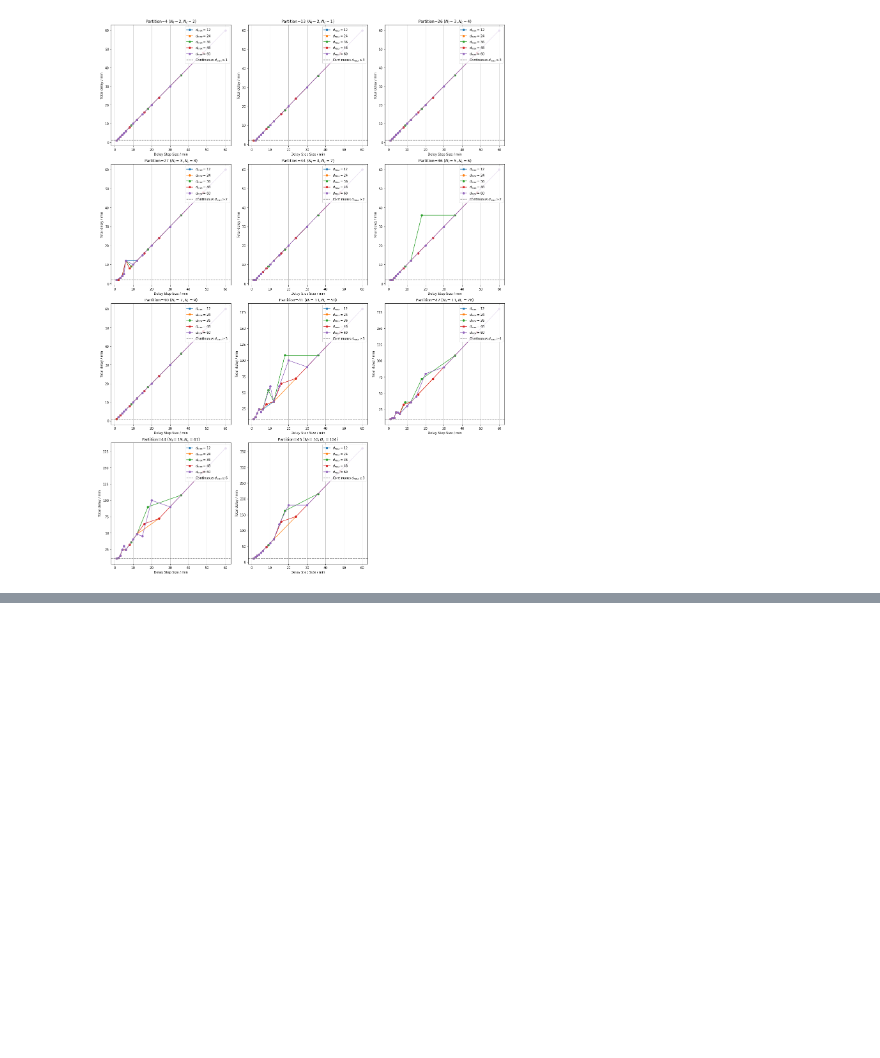
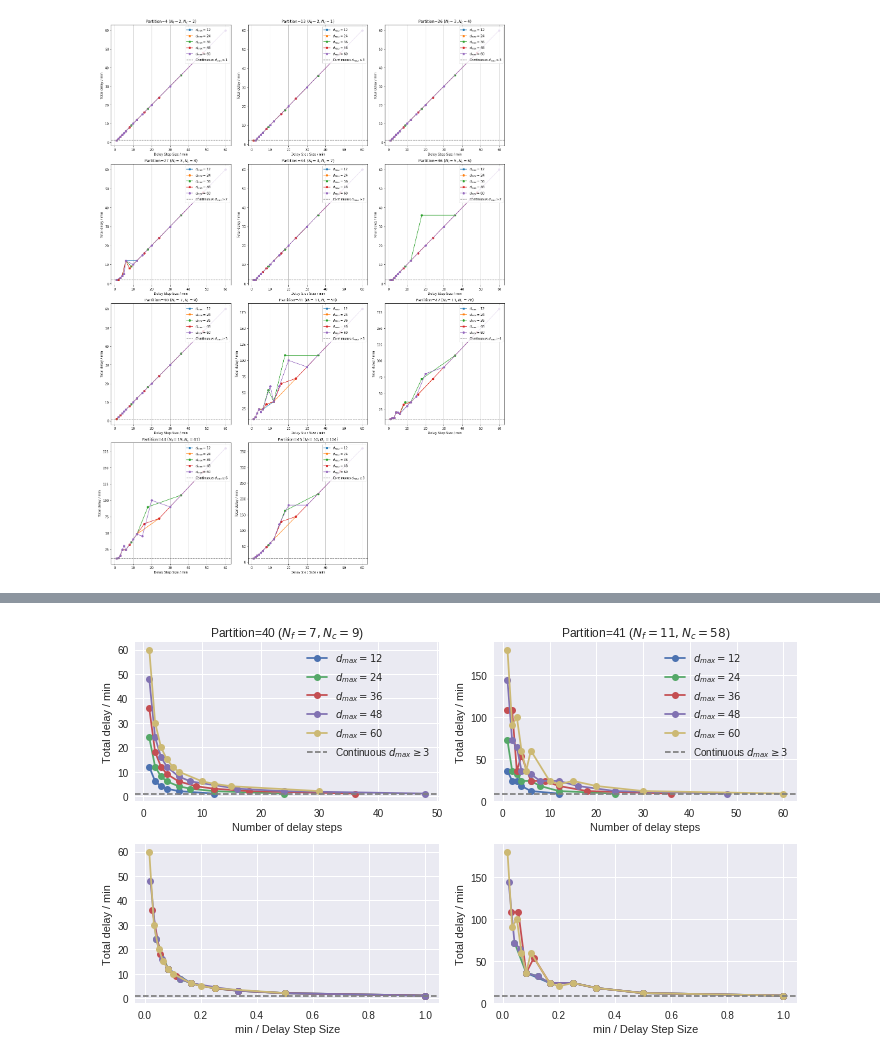
Before and after one commit to ventugithub/QCFATM, a Jupyter notebook: code/departureDelayModel/constraint_programming/analysis/Analyse model discretization.ipynb, the cells around one changed output, grey strips where cells are left out. Drawn from its saved outputs; the diff is of its cells as text; code cells hidden in the pictures; blank space fills up the shorter version.

Commit message:
Added some plots

```diff
--- a/code/departureDelayModel/constraint_programming/analysis/Analyse model discretization.ipynb
+++ b/code/departureDelayModel/constraint_programming/analysis/Analyse model discretization.ipynb
@@ -318,0 +319,63 @@ pdf.close();
+# %%
+import seaborn
+pdf = matplotlib.backends.backend_pdf.PdfPages('totalDelayVsDelayStep_examples_2.pdf');
+fig = plt.figure(figsize=(10, 6));
+
+ax = fig.add_subplot(2, 2, 1)
+partition = 40
+td = totaldelays[partition]
+for maxDelay in sorted(td.keys()):
+    ax.plot(td[maxDelay][0], td[maxDelay][1], 'o-', label='$d_{max} = %i$' % maxDelay)
+ax.axhline(y=tdc_min[partition], linestyle='--', color='gray', label='Continuous $d_{max} \geq %i$' % dmaxmin[partition])
+
+ax.set_title("Partition %i" % partition)
+#ax.set_xticks(range(0, 200, maxDelay))
+ax.legend(loc='upper right')
+ax.grid(axis='x')
+ax.set_xlabel('Number of delay steps')
+ax.set_ylabel('Total delay / min')
+ax.set_title('Partition=%i ($N_f=%i, N_c=%i$)' % (partition, numFlights[partition], numConflicts[partition]));
+ax.grid(True)
+
+ax = fig.add_subplot(2, 2, 2)
+partition = 41
+td = totaldelays[partition]
+for maxDelay in sorted(td.keys()):
+    ax.plot(td[maxDelay][0], td[maxDelay][1], 'o-', label='$d_{max} = %i$' % maxDelay)
+ax.axhline(y=tdc_min[partition], linestyle='--', color='gray', label='Continuous $d_{max} \geq %i$' % dmaxmin[partition])
+ax.set_title("Partition %i" % partition)
+#ax.set_xticks(range(0, 200, maxDelay))
+ax.legend(loc='upper right')
+ax.grid(axis='x')
+ax.set_xlabel('Number of delay steps')
+ax.set_ylabel('Total delay / min')
+ax.set_title('Partition=%i ($N_f=%i, N_c=%i$)' % (partition, numFlights[partition], numConflicts[partition]));
+ax.grid(True)
+
+ax = fig.add_subplot(2, 2, 3)
+partition = 40
+td = totaldelays[partition]
+for maxDelay in sorted(td.keys()):
+    ax.plot(np.array(td[maxDelay][0], dtype=float)/maxDelay, td[maxDelay][1], 'o-', label='$d_{max} = %i$' % maxDelay)
+ax.axhline(y=tdc_min[partition], linestyle='--', color='gray', label='Continuous $d_{max} \geq %i$' % dmaxmin[partition])
+ax.grid(axis='x')
+ax.set_xlabel('min / Delay Step Size')
+ax.set_ylabel('Total delay / min')
+ax.grid(True)
+
+
+ax = fig.add_subplot(2, 2, 4)
+partition = 41
+td = totaldelays[partition]
+for maxDelay in sorted(td.keys()):
+    ax.plot(np.array(td[maxDelay][0], dtype=float)/maxDelay, td[maxDelay][1], 'o-', label='$d_{max} = %i$' % maxDelay)
+ax.axhline(y=tdc_min[partition], linestyle='--', color='gray', label='Continuous $d_{max} \geq %i$' % dmaxmin[partition])
+ax.grid(axis='x')
+ax.set_xlabel('min / Delay Step Size')
+ax.set_ylabel('Total delay / min')
+ax.grid(True)
+pdf.savefig(figure=fig);
+pdf.close();
+plt.tight_layout()
+# %% [output]
+[figure, added]
```
Also changed, not shown: parts of 1 cell of this notebook.
